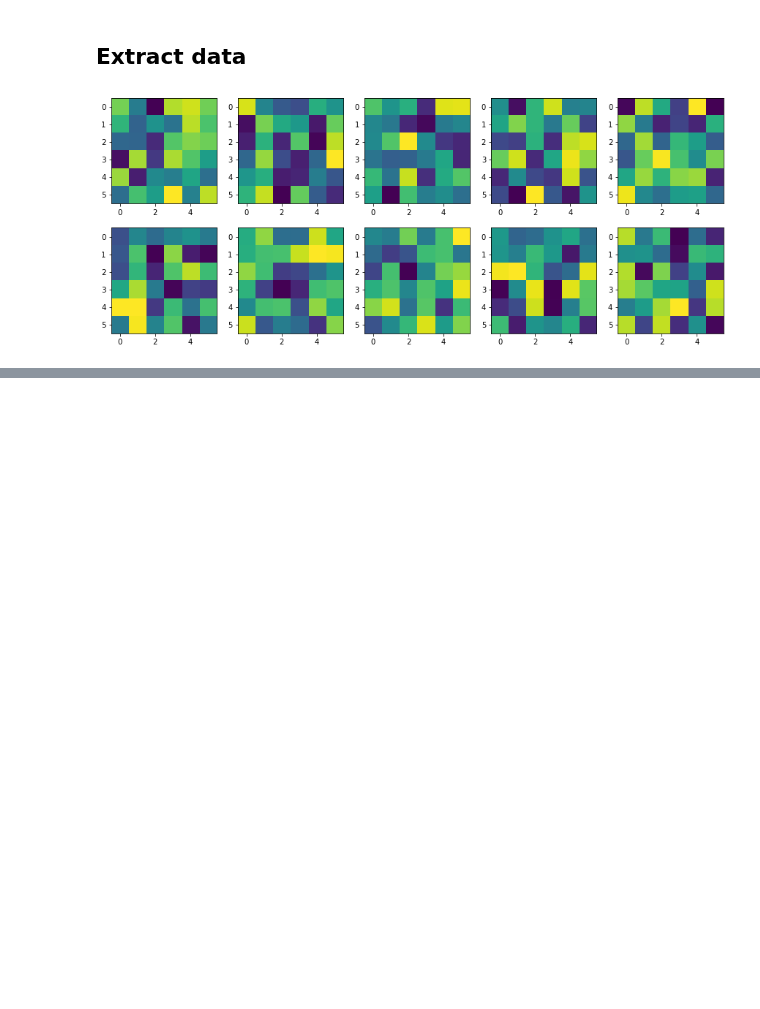
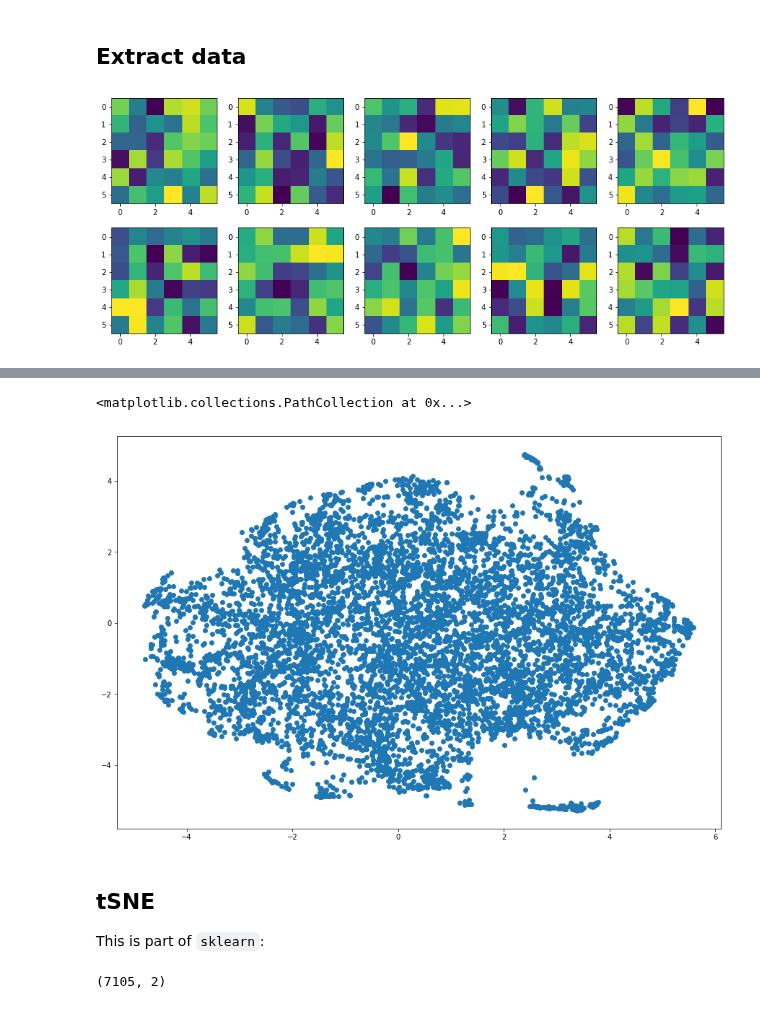
Before and after one commit to kwinkunks/notebooks, a Jupyter notebook: Pointsets_to_seismic_locations_and_subimages.ipynb, the cells around one changed output, grey strips where cells are left out. Cells and saved outputs as stored; diff of their text form; code cells hidden in the pictures; blank space fills up the shorter version.

Commit message:
some embeddings

```diff
--- a/Pointsets_to_seismic_locations_and_subimages.ipynb
+++ b/Pointsets_to_seismic_locations_and_subimages.ipynb
@@ -186,0 +208,3 @@ for ax, sample in zip(axs.ravel(), samples[:10]):
+# %%
+f3_ = f3[10:31, 10:31, 15:450]
+f3_.shape
@@ -186,0 +215,13 @@ for ax, sample in zip(axs.ravel(), samples[:10]):
+# %%
+import numpy as np
+
+def cubify(arr, newshape):
+    oldshape = np.array(arr.shape)
+    repeats = (oldshape / newshape).astype(int)
+    tmpshape = np.column_stack([repeats, newshape]).ravel()
+    order = np.arange(len(tmpshape))
+    order = np.concatenate([order[::2], order[1::2]])
+    # newshape must divide oldshape evenly or else ValueError will be raised
+    return arr.reshape(tmpshape).transpose(order).reshape(-1, *newshape)
+# %%
+X = cubify(f3_, (3, 3, 3)).reshape(-1, 27)
@@ -186,0 +238,27 @@ for ax, sample in zip(axs.ravel(), samples[:10]):
+# %%
+import umap
+
+reducer = umap.UMAP()
+
+embedding = reducer.fit_transform(X)
+# %%
+%matplotlib inline
+import matplotlib.pyplot as plt
+
+plt.figure(figsize=(15, 10))
+plt.scatter(*embedding.T)
+# %% [output]
+<matplotlib.collections.PathCollection at 0x...>
+[figure, added]
+# %% [markdown]
+## tSNE
+
+This is part of `sklearn`:
+# %%
+import numpy as np
+from sklearn.manifold import TSNE
+
+embedding_tsne = TSNE().fit_transform(X)
+embedding_tsne.shape
+# %% [output]
+(7105, 2)
```
Also changed, not shown: parts of 11 cells of this notebook.
